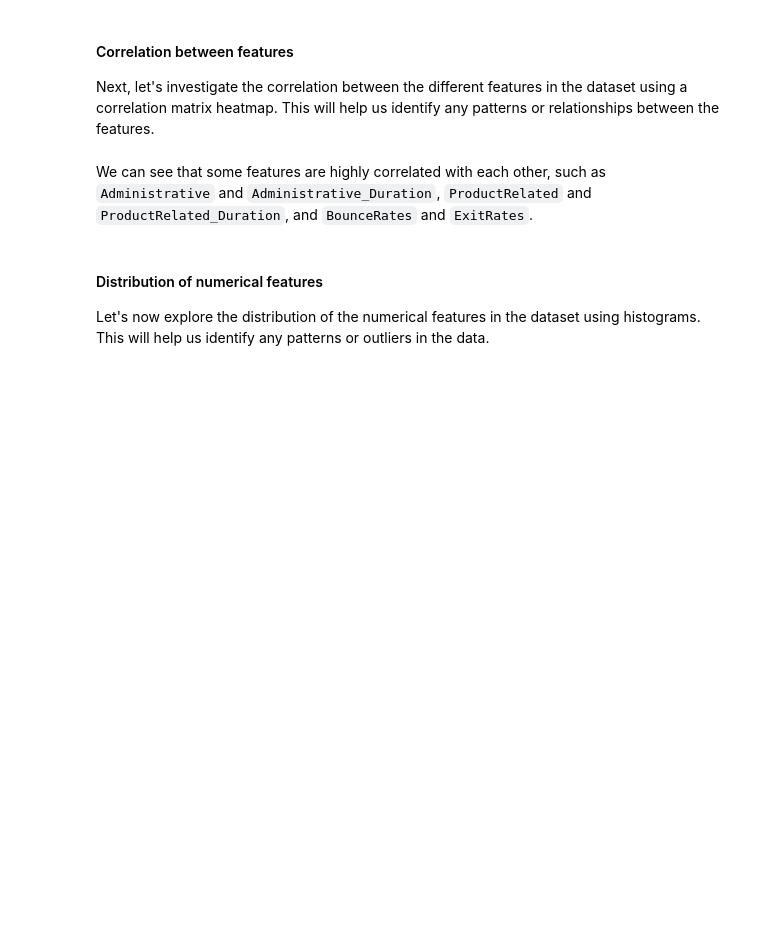
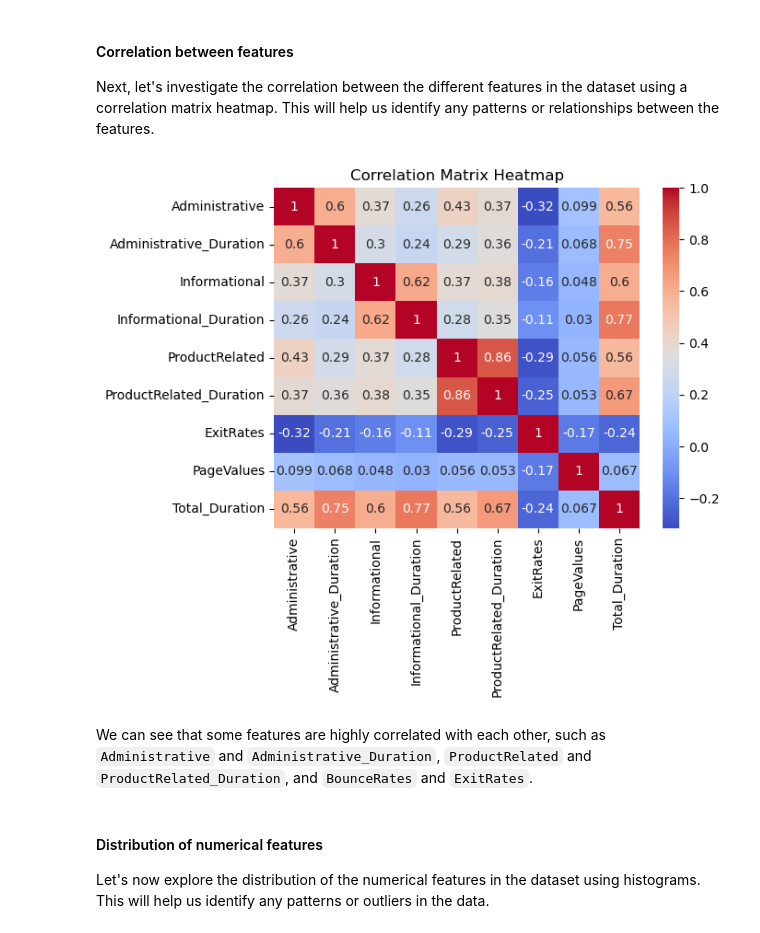
Before and after one commit to gseba/Team2_Online_Shopper_Intention, a Jupyter notebook: Team_2_Combined_FinalProject.ipynb, the cells around one changed output. Saved outputs shown, nothing was run; the diff lists cells and outputs as text; code cells hidden in the pictures; blank space fills up the shorter version.

````diff
--- a/Team_2_Combined_FinalProject.ipynb
+++ b/Team_2_Combined_FinalProject.ipynb
@@ -447,13 +500,19 @@ for col in categorical_vars:
 #### Correlation between features
 Next, let's investigate the correlation between the different features in the dataset using a correlation matrix heatmap. This will help us identify any patterns or relationships between the features.
 # %%
-# # Calculate the correlation matrix
-# corr_matrix = df.corr()
+numVar_df = df[['Administrative', 'Administrative_Duration', 'Informational',
+                  'Informational_Duration', 'ProductRelated', 'ProductRelated_Duration',
+                   'ExitRates', 'PageValues', 'Total_Duration']]
 
-# # Plot the correlation matrix heatmap
-# sns.heatmap(corr_matrix, annot=True, cmap='coolwarm')
-# plt.title('Correlation Matrix Heatmap')
-# plt.show()
+# Calculate the correlation matrix
+corr_matrix = numVar_df.corr()
+
+# Plot the correlation matrix heatmap
+sns.heatmap(corr_matrix, annot=True, cmap='coolwarm')
+plt.title('Correlation Matrix Heatmap')
+plt.show()
+# %% [output]
+[figure, added]
 # %% [markdown]
 We can see that some features are highly correlated with each other, such as ```Administrative``` and ```Administrative_Duration```, ```ProductRelated``` and ```ProductRelated_Duration```, and ```BounceRates``` and ```ExitRates```.
 # %% [markdown]
````
Also changed, not shown: parts of 11 cells of this notebook.
